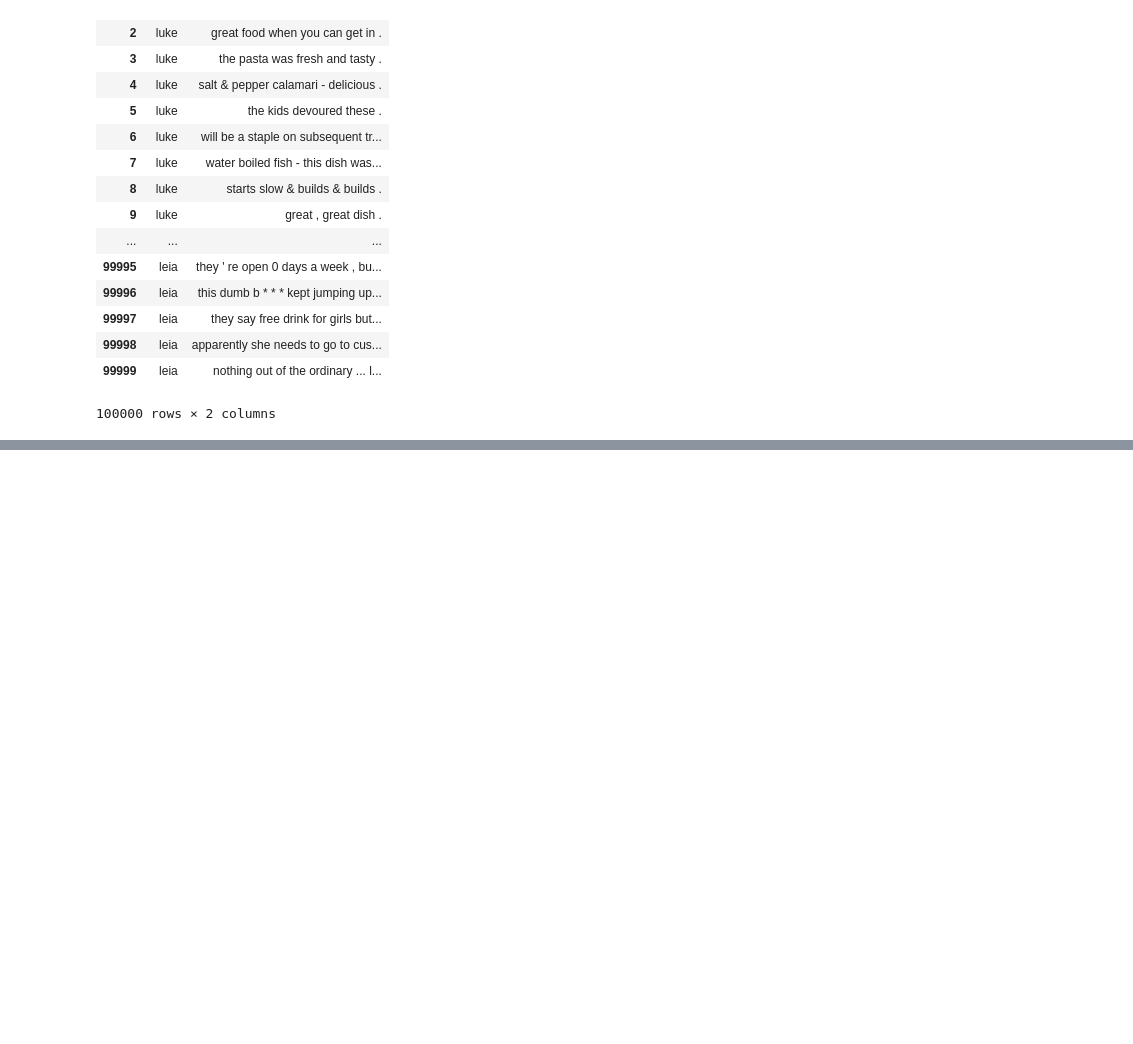
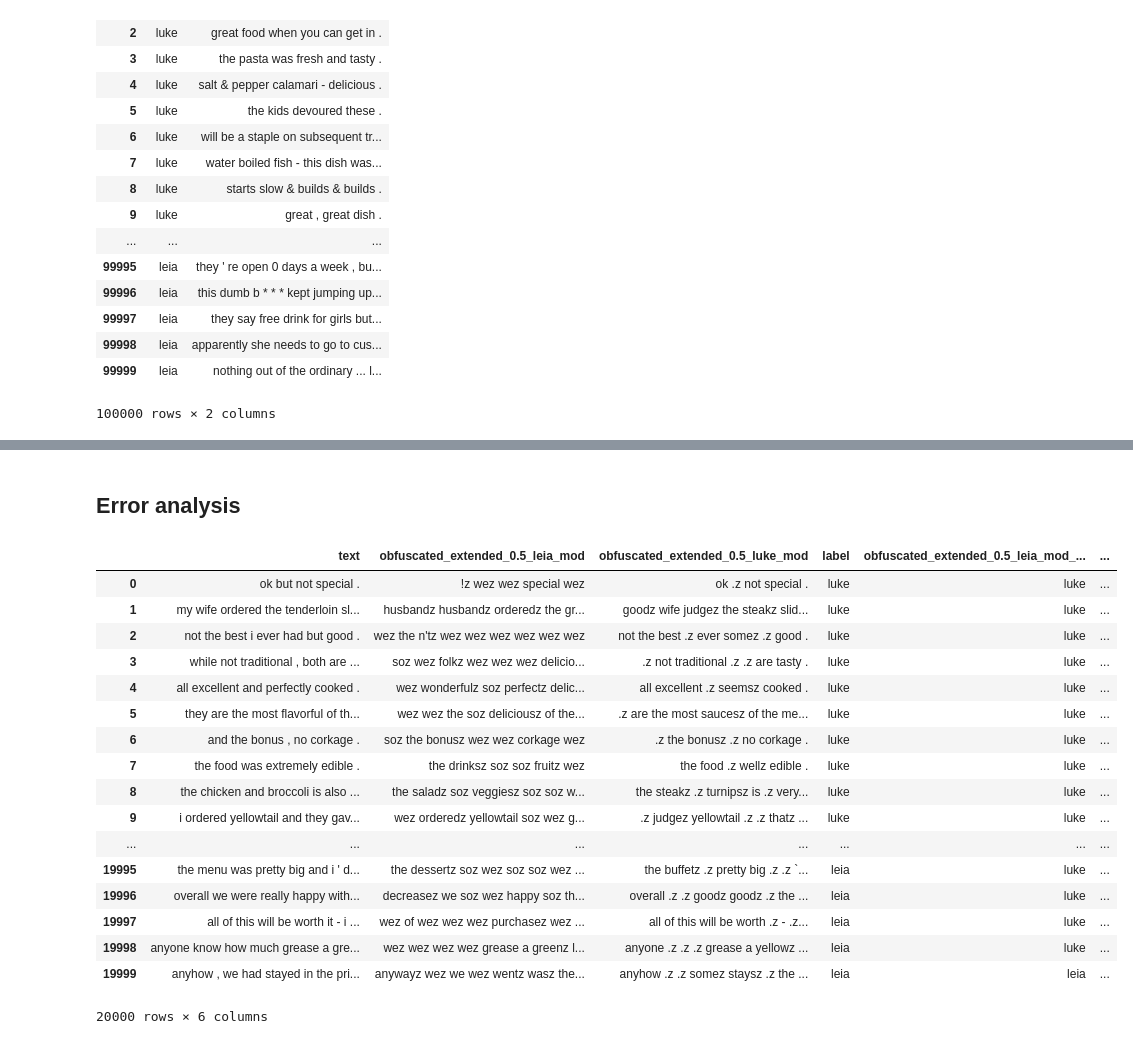
Before and after one commit to michaelmilleryoder/comp-ethics, a Jupyter notebook: jupyter/hw4.ipynb, the cells around one changed output, grey strips where cells are left out. Cells and saved outputs as stored; diff of their text form; code cells hidden in the pictures; blank space fills up the shorter version.

```diff
--- a/jupyter/hw4.ipynb
+++ b/jupyter/hw4.ipynb
@@ -105,0 +242,3 @@ data['train']
+# %%
+for name in authors:
+    print(len(special_conversion[name]))
@@ -105,0 +248,20 @@ data['train']
+# %%
+conversions['extended'] = special_conversion
+# %%
+conversion = {}
+conversion['leia'] = {} # Target is Leia's speech
+conversion['luke'] = {}
+
+authors = ['leia', 'luke']
+for name in authors:
+    print(name)
+    other = [a for a in authors if a!=name][0]
+
+    for w in tqdm(lexica[other]):
+        if w in glove_model.vocab:
+            conversion[name][w] = sorted([(glove_model.similarity(w, other_w), rank, other_w) for rank, other_w in enumerate(lexica[name]) if other_w in glove_model.vocab], reverse=True)
+
+# Save similarities
+# conv_path = os.path.join(data_dirpath, 'lexicon_sims_luke_extended_leia_orig.pkl')
+# with open(conv_path, 'wb') as f:
+#     pickle.dump(conversion, f)
@@ -105,0 +416,26 @@ data['train']
+# %% [markdown]
+## Error analysis
+# %%
+pd.set_option('display.max_colwidth', -1)
+# %%
+data['test'].loc[:, ['text','obfuscated_extended_0.5_leia_mod', 'obfuscated_extended_0.5_luke_mod',
+                    'label', 'obfuscated_extended_0.5_leia_mod_preds', 'obfuscated_extended_0.5_luke_mod_preds']]
+# %% [output]
+|  | text | obfuscated_extended_0.5_leia_mod | obfuscated_extended_0.5_luke_mod | label | obfuscated_extended_0.5_leia_mod_... | ... |
+| 0 | ok but not special . | !z wez wez special wez | ok .z not special . | luke | luke | ... |
+| 1 | my wife ordered the tenderloin sl... | husbandz husbandz orderedz the gr... | goodz wife judgez the steakz slid... | luke | luke | ... |
+| 2 | not the best i ever had but good . | wez the n'tz wez wez wez wez wez wez | not the best .z ever somez .z good . | luke | luke | ... |
+| 3 | while not traditional , both are ... | soz wez folkz wez wez wez delicio... | .z not traditional .z .z are tasty . | luke | luke | ... |
+| 4 | all excellent and perfectly cooked . | wez wonderfulz soz perfectz delic... | all excellent .z seemsz cooked . | luke | luke | ... |
+| 5 | they are the most flavorful of th... | wez wez the soz deliciousz of the... | .z are the most saucesz of the me... | luke | luke | ... |
+| 6 | and the bonus , no corkage . | soz the bonusz wez wez corkage wez | .z the bonusz .z no corkage . | luke | luke | ... |
+| 7 | the food was extremely edible . | the drinksz soz soz fruitz wez | the food .z wellz edible . | luke | luke | ... |
+| 8 | the chicken and broccoli is also ... | the saladz soz veggiesz soz soz w... | the steakz .z turnipsz is .z very... | luke | luke | ... |
+| 9 | i ordered yellowtail and they gav... | wez orderedz yellowtail soz wez g... | .z judgez yellowtail .z .z thatz ... | luke | luke | ... |
+| ... | ... | ... | ... | ... | ... | ... |
+| 19995 | the menu was pretty big and i ' d... | the dessertz soz wez soz soz wez ... | the buffetz .z pretty big .z .z `... | leia | luke | ... |
+| 19996 | overall we were really happy with... | decreasez we soz wez happy soz th... | overall .z .z goodz goodz .z the ... | leia | luke | ... |
+| 19997 | all of this will be worth it - i ... | wez of wez wez wez purchasez wez ... | all of this will be worth .z - .z... | leia | luke | ... |
+| 19998 | anyone know how much grease a gre... | wez wez wez wez grease a greenz l... | anyone .z .z .z grease a yellowz ... | leia | luke | ... |
+| 19999 | anyhow , we had stayed in the pri... | anywayz wez we wez wentz wasz the... | anyhow .z .z somez staysz .z the ... | leia | leia | ... |
+20000 rows × 6 columns
```
Also changed, not shown: parts of 36 cells of this notebook.
